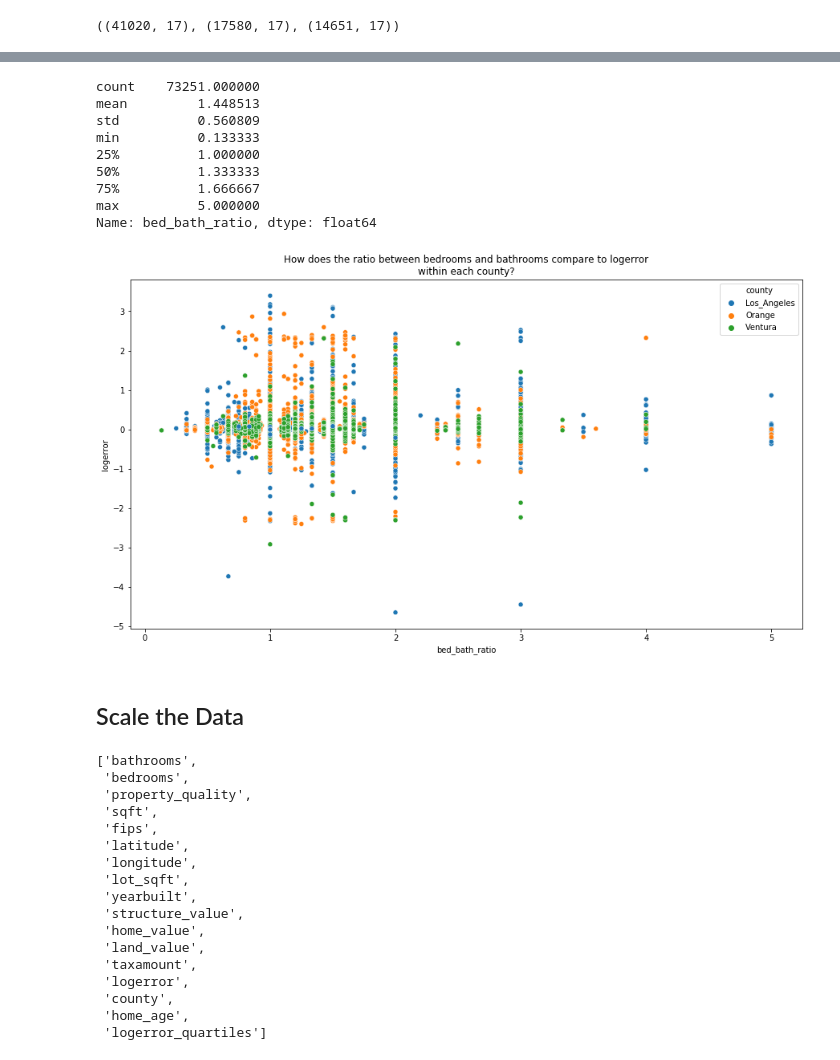
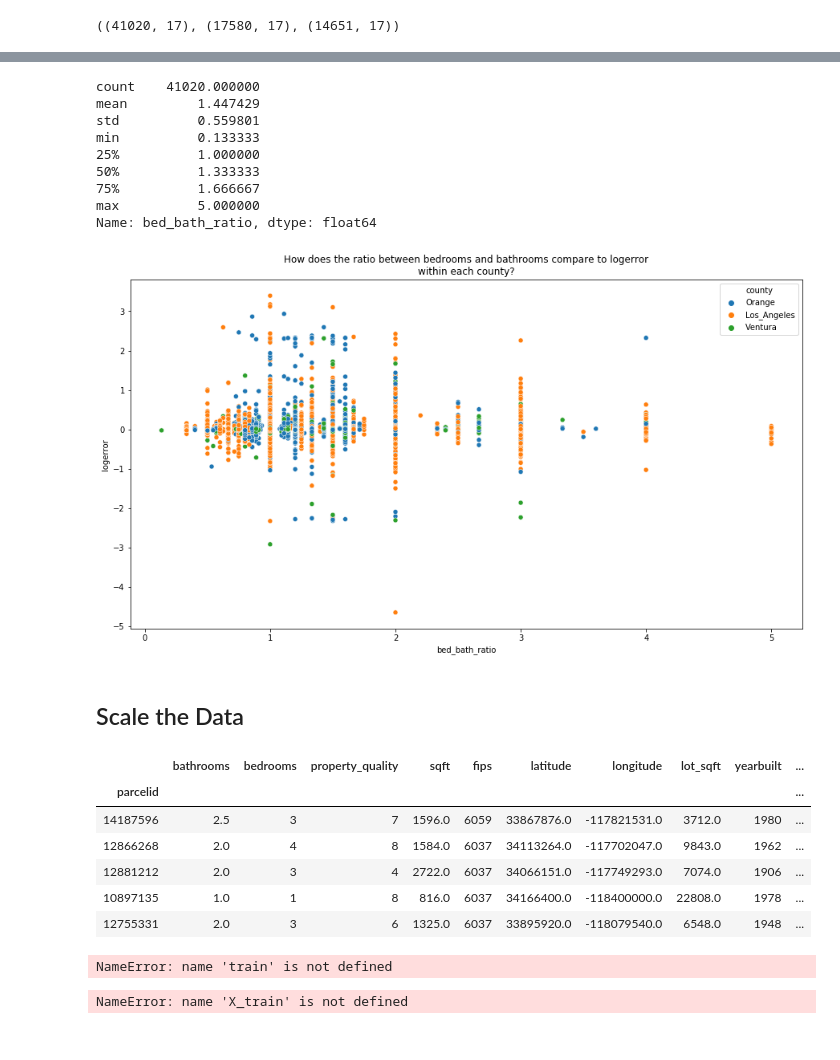
Before and after one commit to SKG-ZillowClusteringProject/zillow_clustering_project, a Jupyter notebook: SKG_Final_Notebook.ipynb, the cells around one changed output, grey strips where cells are left out. Drawn from its saved outputs; the diff is of its cells as text; code cells hidden in the pictures.

```diff
--- a/SKG_Final_Notebook.ipynb
+++ b/SKG_Final_Notebook.ipynb
@@ -213,11 +213,11 @@ plt.show()
 # %%
 # Descriptive stats on the feature
 
-df.bed_bath_ratio.describe()
+train.bed_bath_ratio.describe()
 # %% [output]
-count    73251.000000
-mean         1.448513
-std          0.560809
+count    41020.000000
+mean         1.447429
+std          0.559801
 min          0.133333
 25%          1.000000
 50%          1.333333
@@ -229,30 +229,28 @@ Name: bed_bath_ratio, dtype: float64
 
 plt.rcParams['figure.figsize'] = (15.0, 8.0)
 sns.scatterplot(x='bed_bath_ratio', y='logerror',
-               data=df, hue='county')
+               data=train, hue='county')
 plt.title("How does the ratio between bedrooms and bathrooms compare to logerror\nwithin each county?")
 plt.show()
 # %% [output]
-[figure, old version]
+[figure, new version]
 # %% [markdown]
 ## Scale the Data
-# %%
-train.columns.to_list()
-# %% [output]
-['bathrooms',
- 'bedrooms',
- 'property_quality',
- 'sqft',
- 'fips',
- 'latitude',
- 'longitude',
- 'lot_sqft',
- 'yearbuilt',
- 'structure_value',
- 'home_value',
- 'land_value',
- 'taxamount',
- 'logerror',
- 'county',
- 'home_age',
- 'logerror_quartiles']
+# %%
+train.head()
+# %% [output]
+|  | bathrooms | bedrooms | property_quality | sqft | fips | latitude | longitude | lot_sqft | yearbuilt | ... |
+| parcelid |  |  |  |  |  |  |  |  |  | ... |
+| 14187596 | 2.5 | 3 | 7 | 1596.0 | 6059 | 33867876.0 | -117821531.0 | 3712.0 | 1980 | ... |
+| 12866268 | 2.0 | 4 | 8 | 1584.0 | 6037 | 34113264.0 | -117702047.0 | 9843.0 | 1962 | ... |
+| 12881212 | 2.0 | 3 | 4 | 2722.0 | 6037 | 34066151.0 | -117749293.0 | 7074.0 | 1906 | ... |
+| 10897135 | 1.0 | 1 | 8 | 816.0 | 6037 | 34166400.0 | -118400000.0 | 22808.0 | 1978 | ... |
+| 12755331 | 2.0 | 3 | 6 | 1325.0 | 6037 | 33895920.0 | -118079540.0 | 6548.0 | 1948 | ... |
+# %%
+X_train, y_train, X_validate, y_validate, X_test, y_test = wrangle.features_target_split(df, 'logerror')
+# %% [output]
+NameError: name 'train' is not defined
+# %%
+scaler, X_train_scaled, X_validate_scaled, X_test_scaled = wrangle.Standard_Scaler(X_train, X_validate, X_test)
+# %% [output]
+NameError: name 'X_train' is not defined
```
Also changed, not shown: parts of 7 cells of this notebook.
